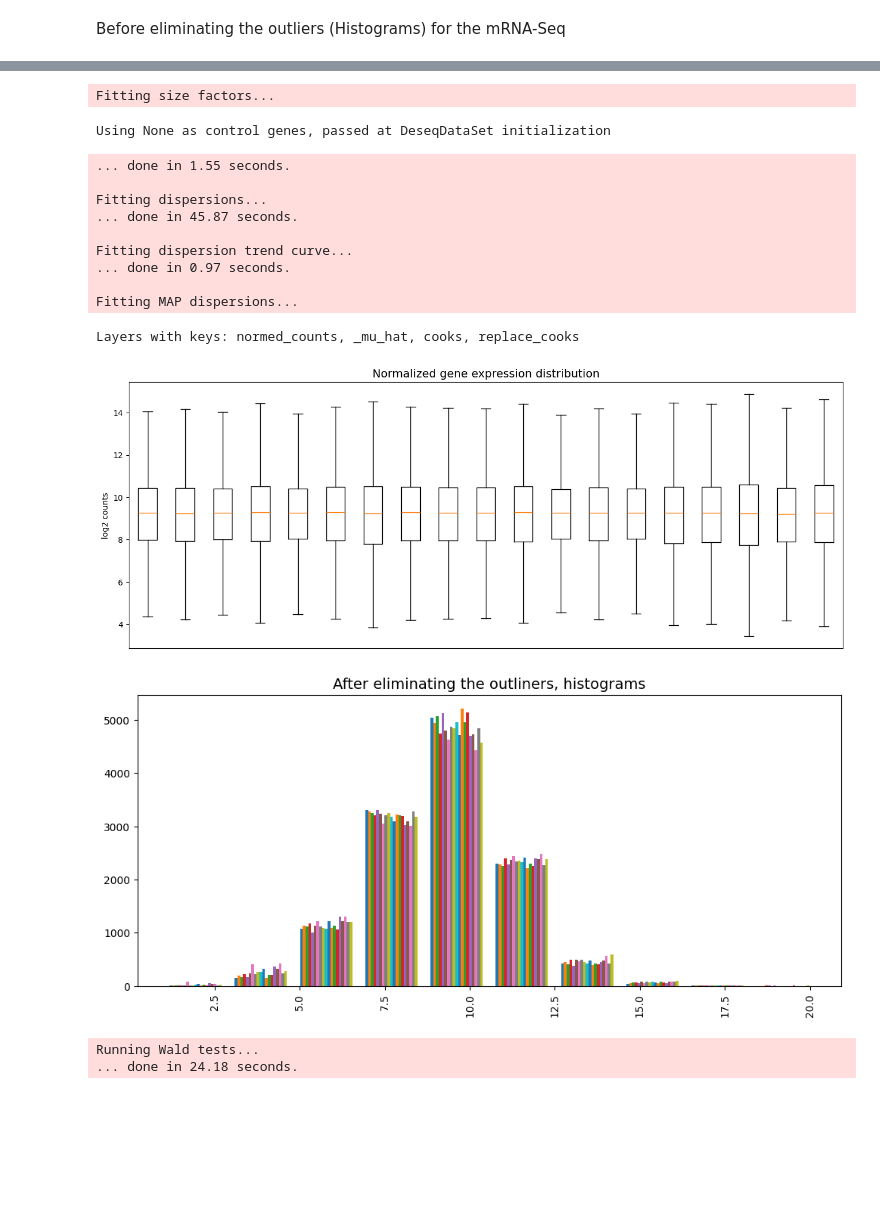
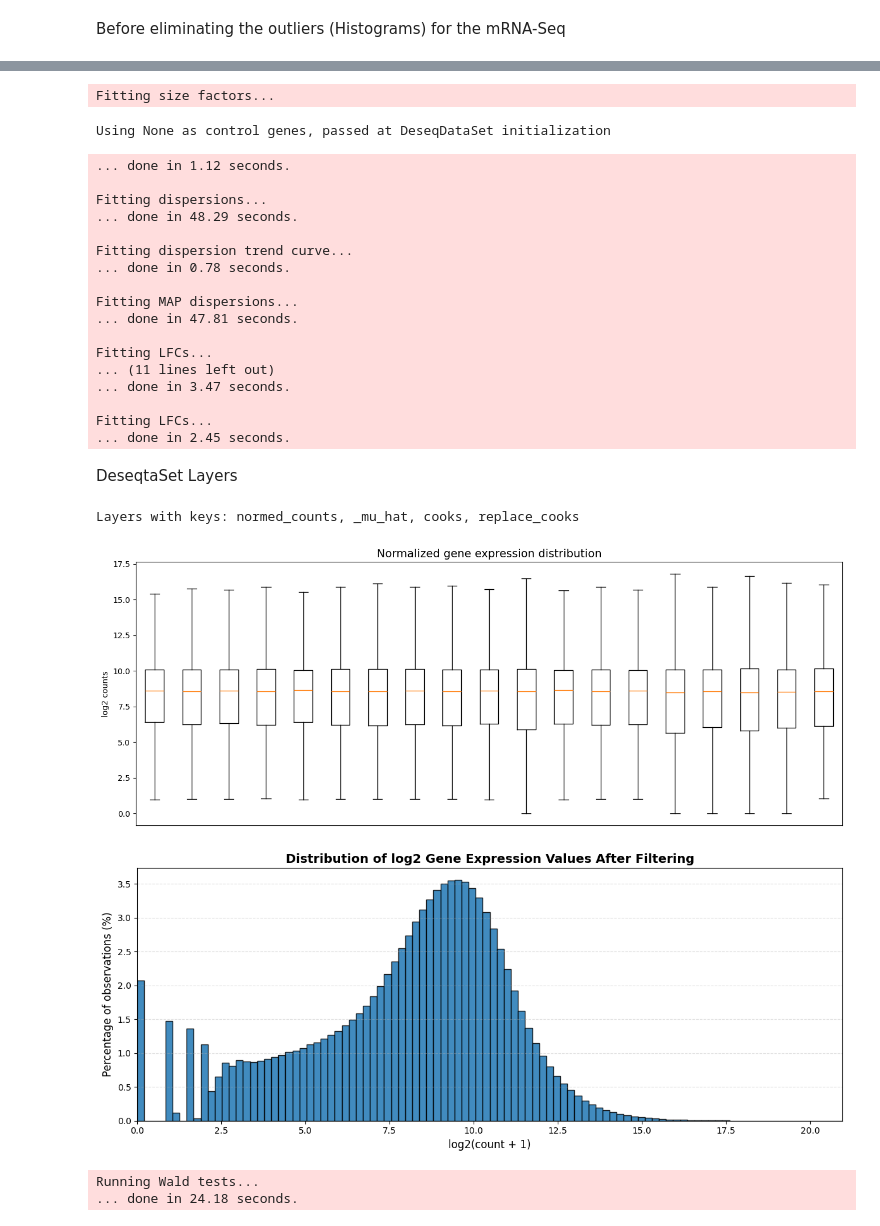
Before and after one commit to Fasmanuel2002/UPSA_Thesis_Research, a Jupyter notebook: research/notebooks/RenSeq.ipynb, the cells around one changed output, grey strips where cells are left out. Cells and saved outputs as stored; diff of their text form; code cells hidden in the pictures; blank space fills up the shorter version.

Commit message:
Working with the histogram and distribution

```diff
--- a/research/notebooks/RenSeq.ipynb
+++ b/research/notebooks/RenSeq.ipynb
@@ -66,10 +66,19 @@ Eliminate The values that are 0 in the rows
 #Filtrate
 print(f"Before the 0 elimination: {df_counts.shape[1]}")
 #df_counts = df_counts.loc[:, ~(df_counts == 0).any(axis=0)]
+
+"""
+Max, avg, median, min of zeros
+"""
+max_number_of_zeros = (df_counts == 0).sum(axis=0).max()
 avg_number_of_zeros = (df_counts == 0).sum(axis=0).mean()
+median_number_of_zeros = (df_counts == 0).sum(axis=0).median()
+min_number_of_zeros = (df_counts == 0).sum(axis=0).min()
+print(f"Max of zeros per row in the dataset: {max_number_of_zeros}")
 print(f"Avg of zeros per row in the dataset: {avg_number_of_zeros}")
-df_counts = df_counts.loc[:, (df_counts > 0).sum(axis=0) >= 100]
-
+print(f"Median of zeros per row in the dataset: {median_number_of_zeros}")
+print(f"Min of zeros per row in the dataset: {min_number_of_zeros}")
+df_counts = df_counts.loc[:, (df_counts > 0).sum(axis=0) >= 500]
 print(f"After the 0 elimination: {df_counts.shape[1]}")
 # %% [output]
 Before the 0 elimination: 20440
@@ -136,15 +182,25 @@ deseqDataset.deseq2()
 # %% [output]
 Fitting size factors...
 Using None as control genes, passed at DeseqDataSet initialization
-... done in 1.55 seconds.
+... done in 1.12 seconds.
 
 Fitting dispersions...
-... done in 45.87 seconds.
+... done in 48.29 seconds.
 
 Fitting dispersion trend curve...
-... done in 0.97 seconds.
+... done in 0.78 seconds.
 
 Fitting MAP dispersions...
+... done in 47.81 seconds.
+
+Fitting LFCs...
+... (11 lines left out)
+... done in 3.47 seconds.
+
+Fitting LFCs...
+... done in 2.45 seconds.
+# %% [markdown]
+DeseqtaSet Layers
 # %%
 print(deseqDataset.layers)
 # %% [output]
@@ -159,15 +215,40 @@ plt.title("Normalized gene expression distribution", fontsize=14)
 plt.ylabel("log2 counts")
 plt.show()
 # %% [output]
-[figure, old version]
+[figure, new version]
 # %%
+x = np.log2(norm_counts.flatten() + 1)
+counts, bins = np.histogram(x, bins=100)
+counts_percentage = (counts / counts.sum()) * 100
+bin_width = bins[1] - bins[0]
+
 plt.figure(figsize=(12,5))
-plt.hist(np.log2(norm_counts[1:20].T + 1))
-plt.title("After eliminating the outliners, histograms", fontsize=14)
-plt.xticks(rotation=90)
+
+plt.bar(
+    bins[:-1],
+    counts_percentage,
+    width=bin_width,
+    edgecolor="black",
+    alpha=0.85,
+    align="edge"
+)
+plt.title(
+    "Distribution of log2 Gene Expression Values After Filtering",
+    fontsize=14,
+    fontweight="bold"
+)
+
+plt.xlabel("log2(count + 1)", fontsize=12)
+plt.ylabel("Percentage of observations (%)", fontsize=12)
+
+plt.grid(axis="y", linestyle="--", alpha=0.4)
+
+plt.xlim(0, np.max(bins))
+plt.tight_layout()
+
 plt.show()
 # %% [output]
-[figure, old version]
+[figure, new version]
 # %%
 ds = DeseqStats(deseqDataset, contrast=["condition", "control", "treatment"], inference=inference)
 # %%
```
Also changed, not shown: parts of 3 cells of this notebook.
